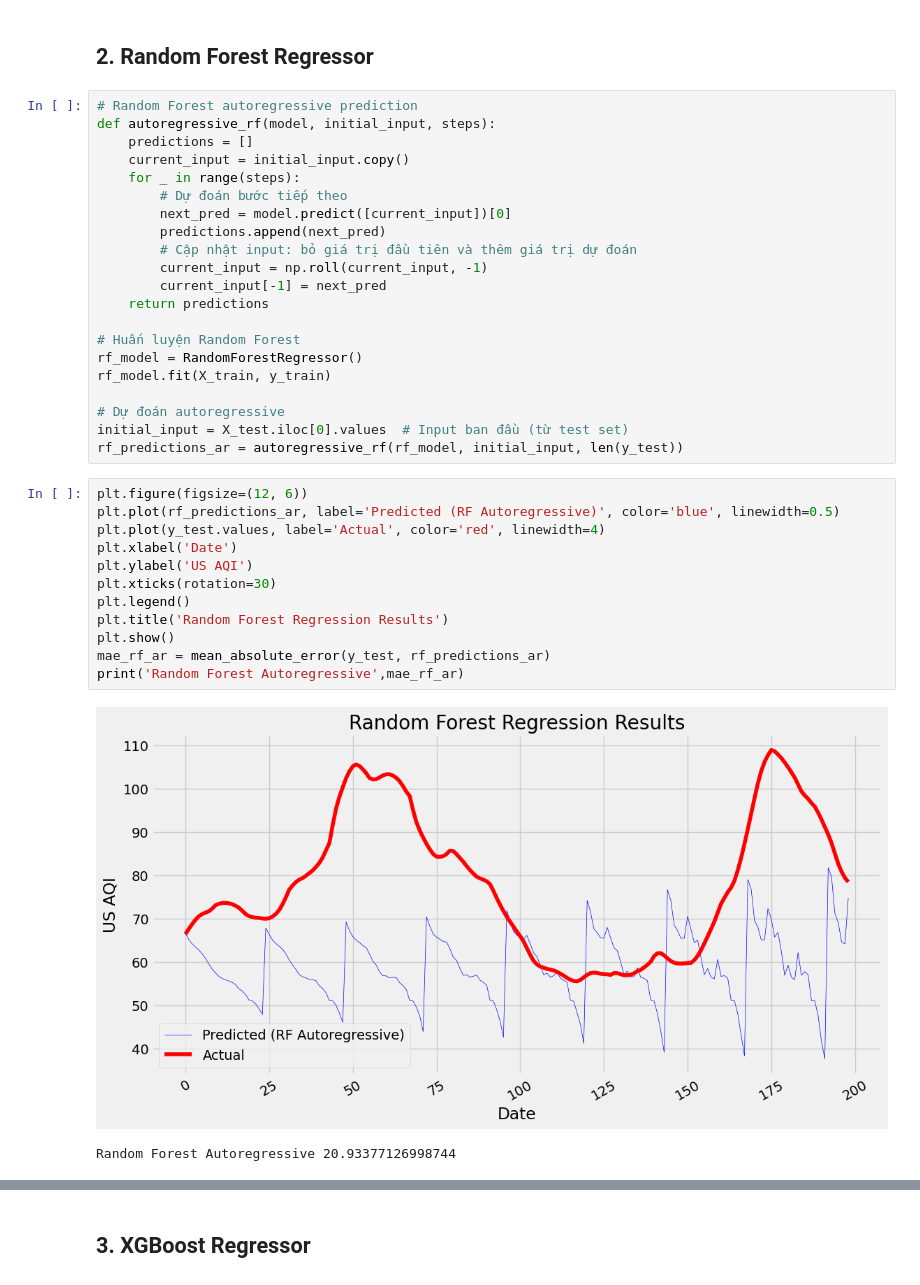
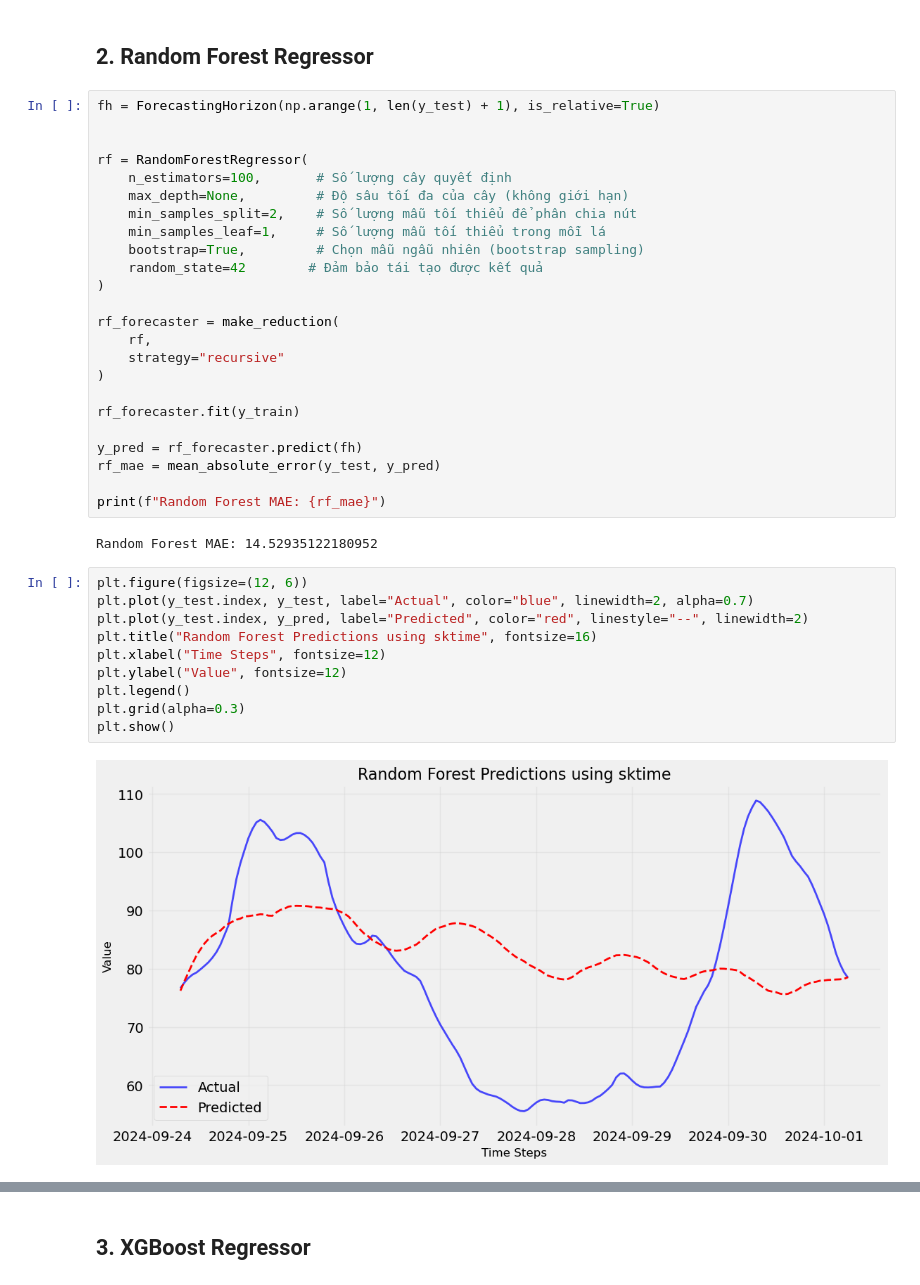
Before and after one commit to mtue04/HCMC-WAQ-Analysis, a Jupyter notebook: notebooks/4.1 - us_aqi_prediction.ipynb, the cells around one changed output, grey strips where cells are left out. Saved outputs shown, nothing was run; the diff lists cells and outputs as text.

```diff
--- a/notebooks/4.1 - us_aqi_prediction.ipynb
+++ b/notebooks/4.1 - us_aqi_prediction.ipynb
@@ -127,38 +191,40 @@ plt.show()
 # %% [markdown]
 ## 2. Random Forest Regressor
-# %%
-# Random Forest autoregressive prediction
-def autoregressive_rf(model, initial_input, steps):
-    predictions = []
-    current_input = initial_input.copy()
-    for _ in range(steps):
-        # Dự đoán bước tiếp theo
-        next_pred = model.predict([current_input])[0]
-        predictions.append(next_pred)
-        # Cập nhật input: bỏ giá trị đầu tiên và thêm giá trị dự đoán
-        current_input = np.roll(current_input, -1)
-        current_input[-1] = next_pred
-    return predictions
-
-# Huấn luyện Random Forest
-rf_model = RandomForestRegressor()
-rf_model.fit(X_train, y_train)
-
-# Dự đoán autoregressive
-initial_input = X_test.iloc[0].values  # Input ban đầu (từ test set)
-rf_predictions_ar = autoregressive_rf(rf_model, initial_input, len(y_test))
-# %%
-plt.figure(figsize=(12, 6))
-plt.plot(rf_predictions_ar, label='Predicted (RF Autoregressive)', color='blue', linewidth=0.5)
-plt.plot(y_test.values, label='Actual', color='red', linewidth=4)
-plt.xlabel('Date')
-plt.ylabel('US AQI')
-plt.xticks(rotation=30)
-plt.legend()
-plt.title('Random Forest Regression Results')
-plt.show()
-mae_rf_ar = mean_absolute_error(y_test, rf_predictions_ar)
-print('Random Forest Autoregressive',mae_rf_ar)
-# %% [output]
-[figure, removed]
-Random Forest Autoregressive 20.93377126998744
+# %%
+fh = ForecastingHorizon(np.arange(1, len(y_test) + 1), is_relative=True)
+
+
+rf = RandomForestRegressor(
+    n_estimators=100,       # Số lượng cây quyết định
+    max_depth=None,         # Độ sâu tối đa của cây (không giới hạn)
+    min_samples_split=2,    # Số lượng mẫu tối thiểu để phân chia nút
+    min_samples_leaf=1,     # Số lượng mẫu tối thiểu trong mỗi lá
+    bootstrap=True,         # Chọn mẫu ngẫu nhiên (bootstrap sampling)
+    random_state=42        # Đảm bảo tái tạo được kết quả
+)
+
+rf_forecaster = make_reduction(
+    rf,
+    strategy="recursive"
+)
+
+rf_forecaster.fit(y_train)
+
+y_pred = rf_forecaster.predict(fh)
+rf_mae = mean_absolute_error(y_test, y_pred)
+
+print(f"Random Forest MAE: {rf_mae}")
+# %% [output]
+Random Forest MAE: 14.52935122180952
+# %%
+plt.figure(figsize=(12, 6))
+plt.plot(y_test.index, y_test, label="Actual", color="blue", linewidth=2, alpha=0.7)
+plt.plot(y_test.index, y_pred, label="Predicted", color="red", linestyle="--", linewidth=2)
+plt.title("Random Forest Predictions using sktime", fontsize=16)
+plt.xlabel("Time Steps", fontsize=12)
+plt.ylabel("Value", fontsize=12)
+plt.legend()
+plt.grid(alpha=0.3)
+plt.show()
+# %% [output]
+[figure, added]
```
Also changed, not shown: parts of 33 cells of this notebook, 2 other files.
